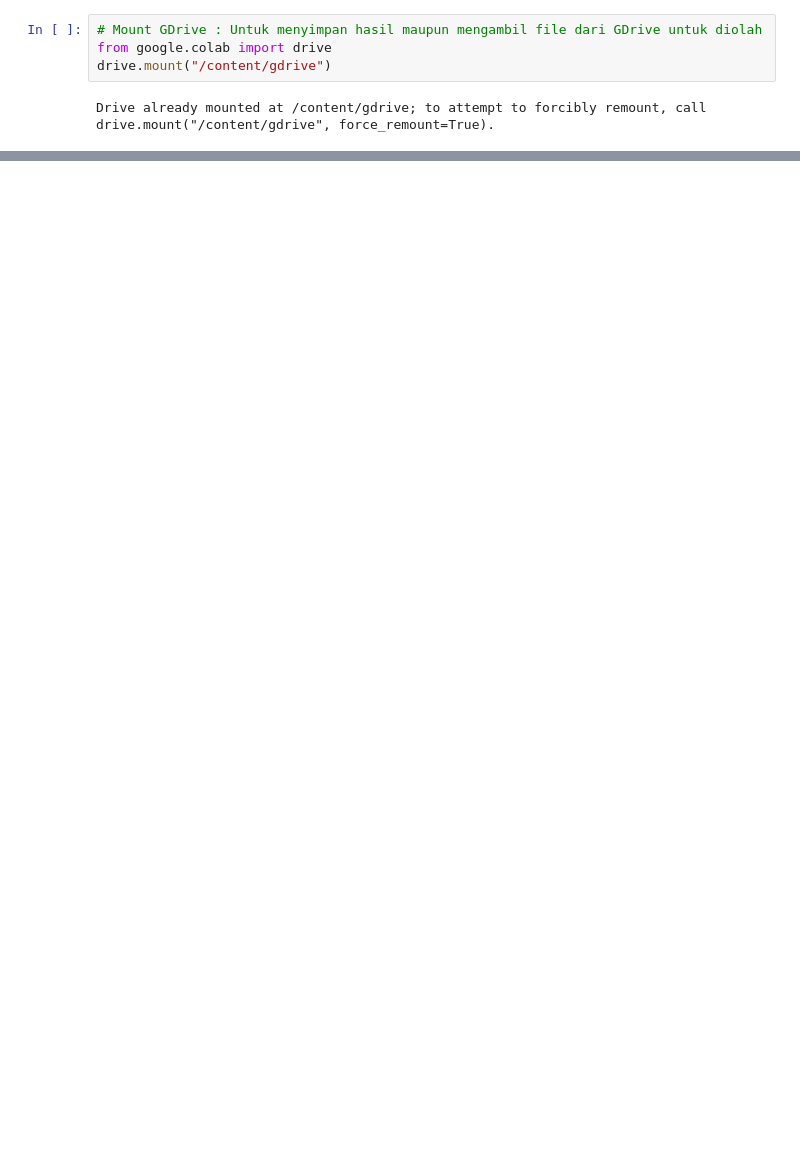
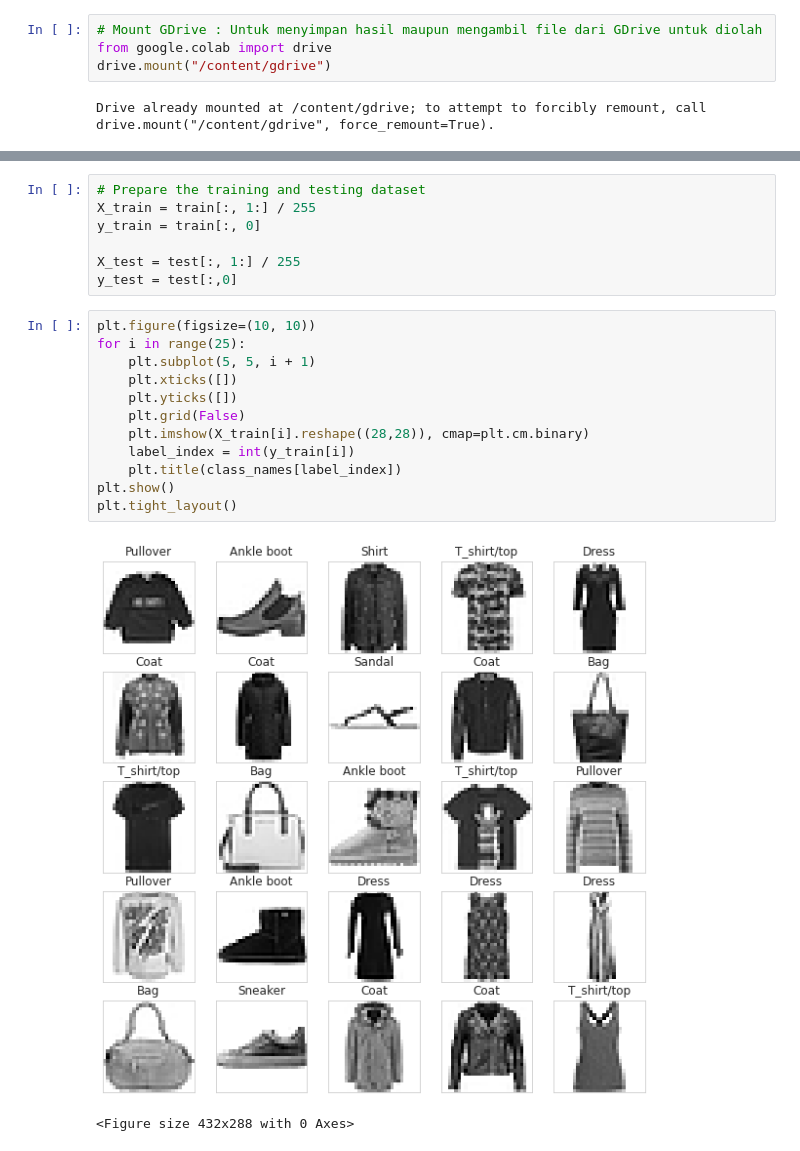
Before and after one commit to qorird/UAS-AI, a Jupyter notebook: Fashion_MNIST_Deep_Learning.ipynb, the cells around one changed output, grey strips where cells are left out. Cells and saved outputs as stored; diff of their text form; blank space fills up the shorter version.

```diff
--- a/Fashion_MNIST_Deep_Learning.ipynb
+++ b/Fashion_MNIST_Deep_Learning.ipynb
@@ -210,0 +175,22 @@ model = Model(inputs=inputs, outputs=outputs)
+# %%
+# Prepare the training and testing dataset
+X_train = train[:, 1:] / 255
+y_train = train[:, 0]
+
+X_test = test[:, 1:] / 255
+y_test = test[:,0]
+# %%
+plt.figure(figsize=(10, 10))
+for i in range(25):
+    plt.subplot(5, 5, i + 1)
+    plt.xticks([])
+    plt.yticks([])
+    plt.grid(False)
+    plt.imshow(X_train[i].reshape((28,28)), cmap=plt.cm.binary)
+    label_index = int(y_train[i])
+    plt.title(class_names[label_index])
+plt.show()
+plt.tight_layout()
+# %% [output]
+[figure, added]
+<Figure size 432x288 with 0 Axes>
```
Also changed, not shown: parts of 43 cells of this notebook.
